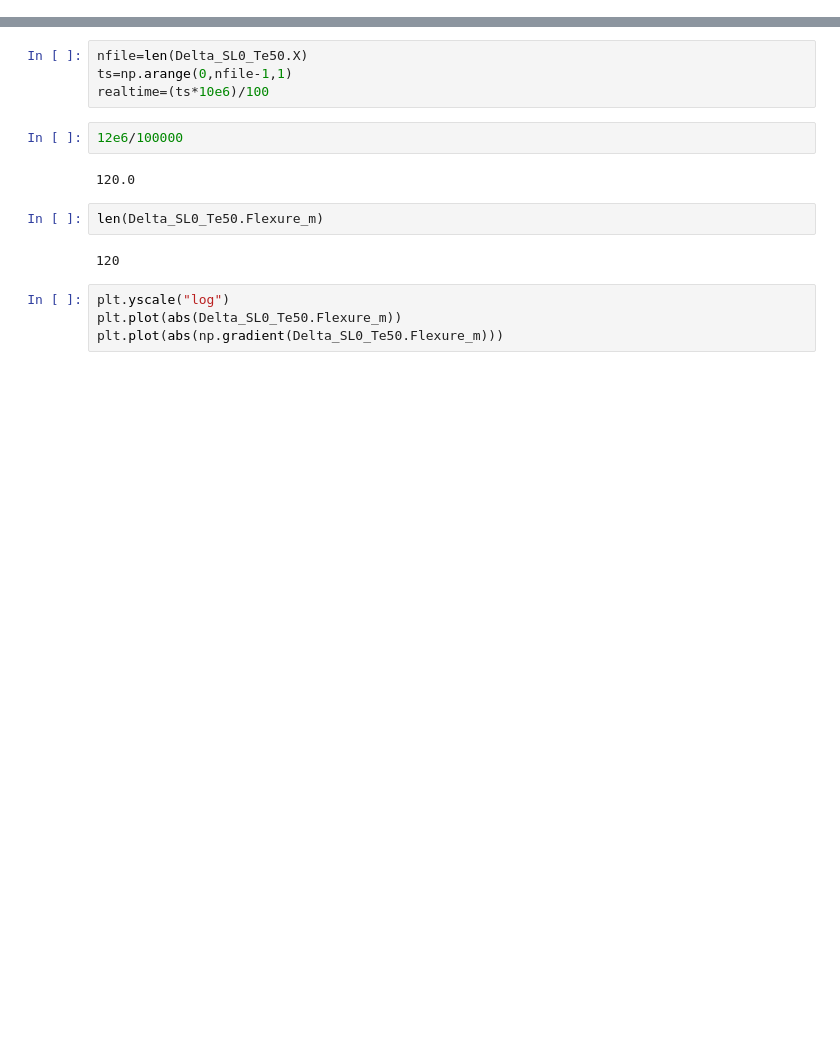
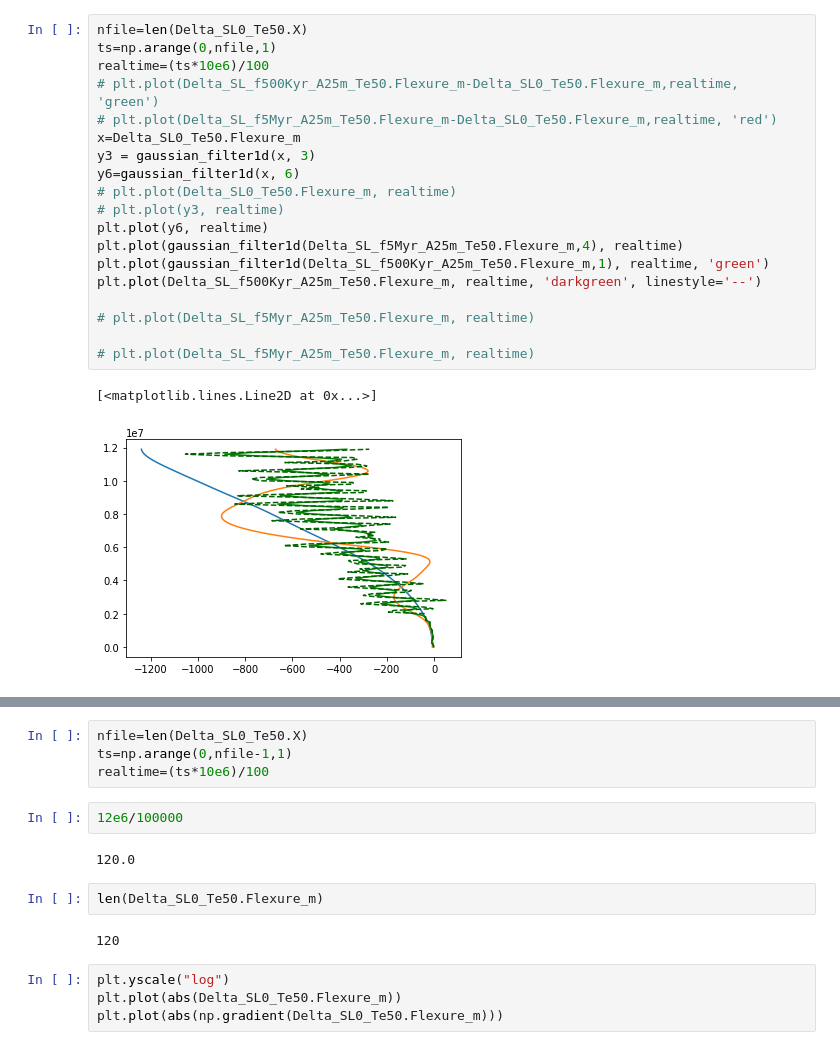
Before and after one commit to saraemp/egusphere-2023-53, a Jupyter notebook: 3_postprocessing/Figures/rates.ipynb, the cells around one changed output, grey strips where cells are left out. Cells and saved outputs as stored; diff of their text form; blank space fills up the shorter version.

```diff
--- a/3_postprocessing/Figures/rates.ipynb
+++ b/3_postprocessing/Figures/rates.ipynb
@@ -27,0 +50,22 @@ Delta_SL_GH_Te50=pd.read_csv ('extracted_results/IH_GH/Miller/Delta_SL_GH_Te50_1
+# %%
+nfile=len(Delta_SL0_Te50.X)
+ts=np.arange(0,nfile,1)
+realtime=(ts*10e6)/100
+# plt.plot(Delta_SL_f500Kyr_A25m_Te50.Flexure_m-Delta_SL0_Te50.Flexure_m,realtime, 'green')
+# plt.plot(Delta_SL_f5Myr_A25m_Te50.Flexure_m-Delta_SL0_Te50.Flexure_m,realtime, 'red')
+x=Delta_SL0_Te50.Flexure_m
+y3 = gaussian_filter1d(x, 3)
+y6=gaussian_filter1d(x, 6)
+# plt.plot(Delta_SL0_Te50.Flexure_m, realtime)
+# plt.plot(y3, realtime)
+plt.plot(y6, realtime)
+plt.plot(gaussian_filter1d(Delta_SL_f5Myr_A25m_Te50.Flexure_m,4), realtime)
+plt.plot(gaussian_filter1d(Delta_SL_f500Kyr_A25m_Te50.Flexure_m,1), realtime, 'green')
+plt.plot(Delta_SL_f500Kyr_A25m_Te50.Flexure_m, realtime, 'darkgreen', linestyle='--')
+
+# plt.plot(Delta_SL_f5Myr_A25m_Te50.Flexure_m, realtime)
+
+# plt.plot(Delta_SL_f5Myr_A25m_Te50.Flexure_m, realtime)
+# %% [output]
+[<matplotlib.lines.Line2D at 0x...>]
+[figure, added]
```
Also changed, not shown: parts of 14 cells of this notebook, 11 other files.
